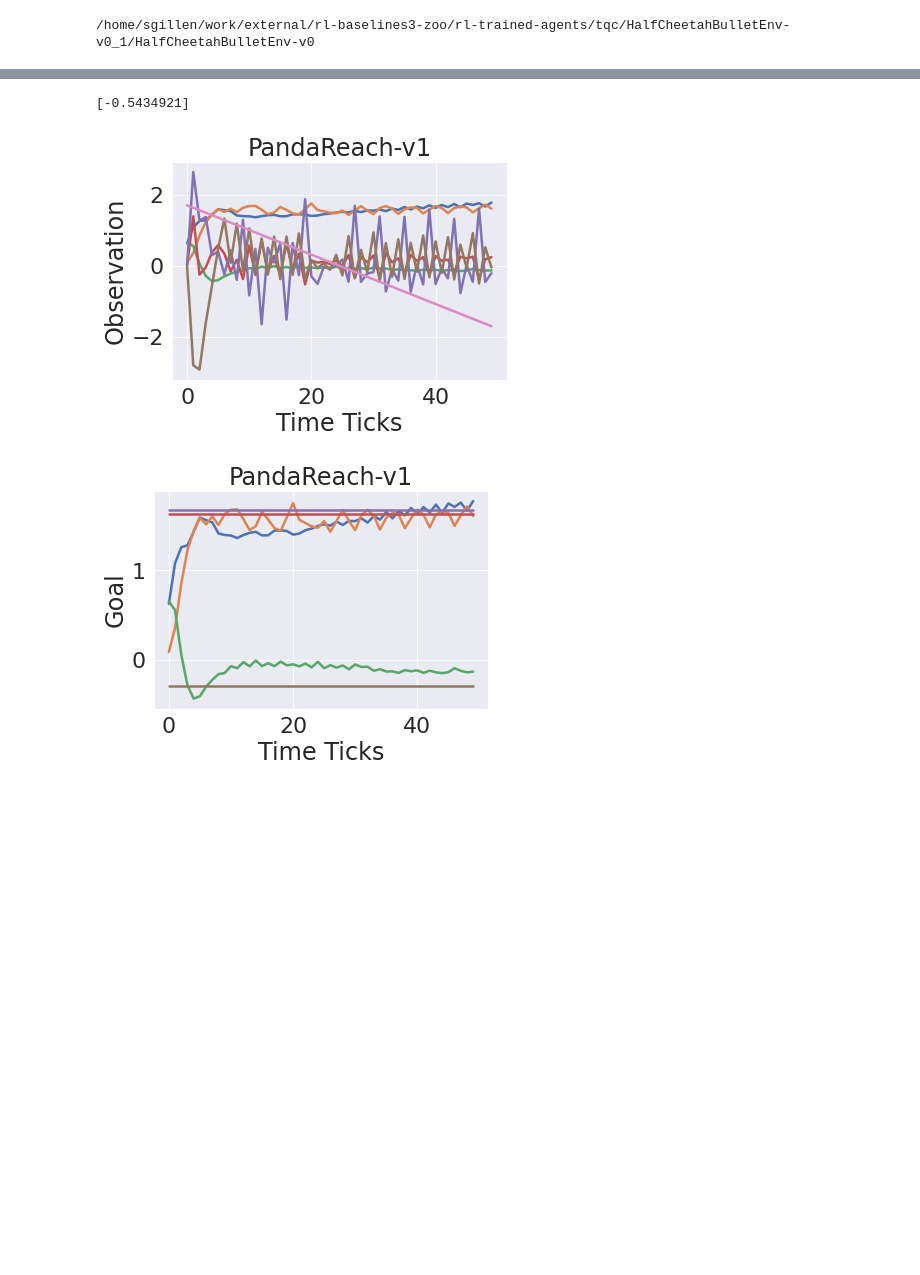
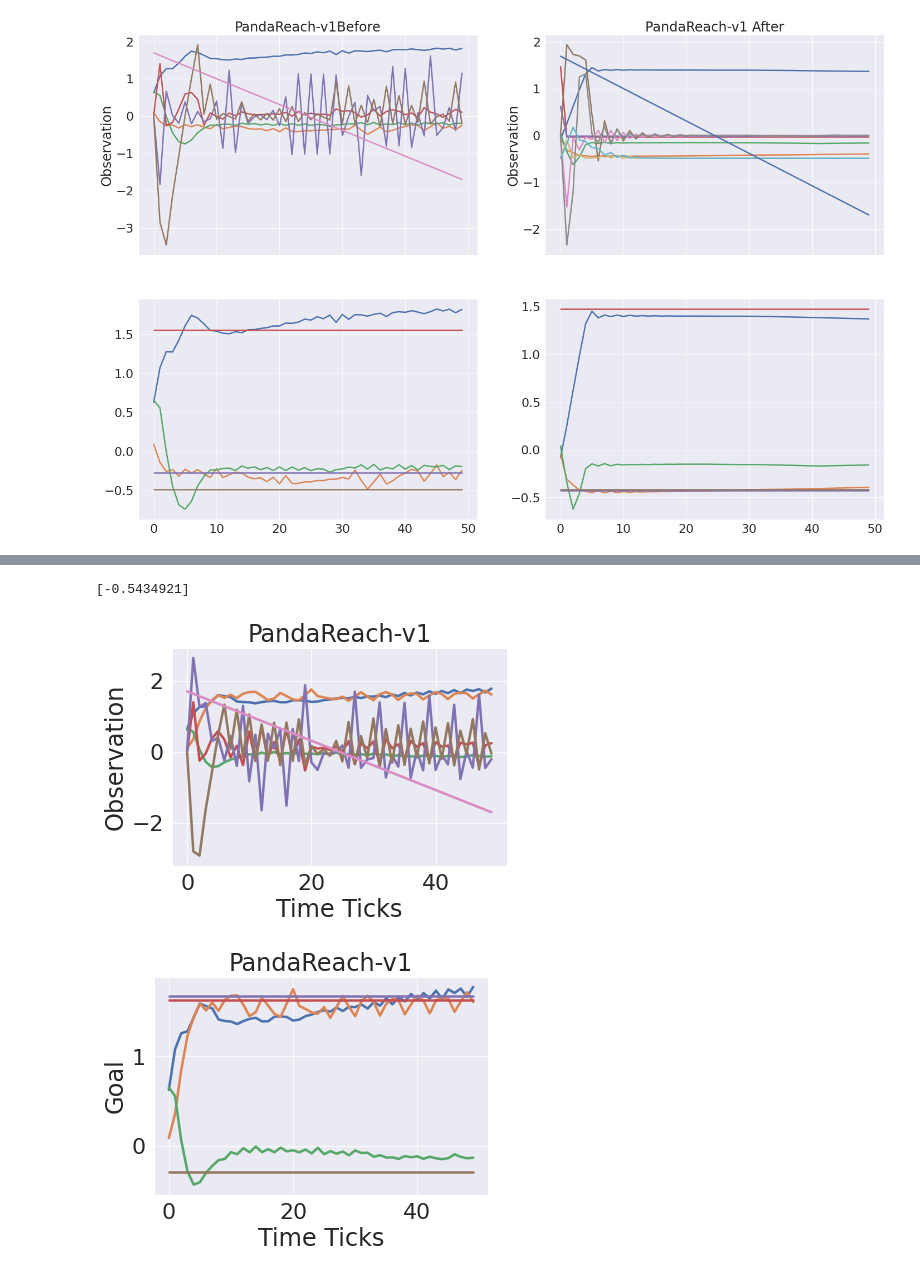
Before and after one commit to sgillen/policy_refinement, a Jupyter notebook: zoo_check.ipynb, the cells around one changed output, grey strips where cells are left out. Drawn from its saved outputs; the diff is of its cells as text; code cells hidden in the pictures; blank space fills up the shorter version.

```diff
--- a/zoo_check.ipynb
+++ b/zoo_check.ipynb
@@ -49,0 +59,73 @@ env, model = load_zoo_agent(env_name, algo, render=False, env_kwargs={"render":F
+# %%
+from seagul.mesh import variation_dim
+from seagul.mesh import DualRewardLin
+
+def mdim_avg(o,a,r):
+    m,c,_,_ = mesh_dim(o)
+    return -(m+c)/2
+
+a1 = 10
+b1 = .5
+lin_rew = DualRewardLin(mdim_avg, a1, b1)
+
+fig, ((ax1o, ax2o), (ax1r, ax2r)) = plt.subplots(2, 2, figsize=(24,16), sharex=True)
+seed = int(np.random.randint(1,2**32-2))
+
+o,a,r,i = do_rollout_stable(env1, model1, render=False,seed=seed);
+
+if type(o[0]) == collections.OrderedDict:
+    o,ach,des = dict_to_array(o)
+
+
+#plt.figure(figsize=(16,10))
+ax1o.plot(o);
+ax1o.set_title(env_name + "Before")
+ax1o.set_ylabel('Observation')
+
+ax1r.plot(ach);
+ax1r.plot(des);
+
+
+m,c,_,_ = mesh_dim(o)
+v1 = variation_dim(o,1)
+v2 = variation_dim(o,2)
+
+rl = lin_rew(o,a,r)
+
+print(f"m: {m}, c:{c}, mc:{(m+c)/2}, rl:{sum(rl)}")
+# ax1r.set_xlabel('Time Ticks')
+# ax1r.set_ylabel('Goal')
+print(a1*sum(r)[0])
+print(b1*mdim_avg(o,a,r))
+
+print(sum(r))
+
+
+
+o,a,r,i = do_rollout_stable(env2, model2, render=False,seed=seed);
+
+if type(o[0]) == collections.OrderedDict:
+    o,ach,des = dict_to_array(o)
+
+#plt.figure(figsize=(16,10))
+ax2o.plot(o);
+ax2o.set_title(env_name + " After")
+ax2o.set_ylabel('Observation')
+
+ax2r.plot(ach);
+ax2r.plot(des);
+
+
+m,c,_,_ = mesh_dim(o)
+v1 = variation_dim(o,1)
+v2 = variation_dim(o,2)
+print(f"m: {m}, c:{c}, mc:{(m+c)/2}, v1:{v1}, v2:{v2}")
+print(a1*sum(r)[0])
+print(b1*mdim_avg(o,a,r))
+
+# ax2r.set_xlabel('Time Ticks')
+# ax2r.set_ylabel('Goal')
+
+print(sum(r))
+#print(sum(fn(o, a, r)))
+# %% [output]
@@ -50 +140,2 @@ env, model = load_zoo_agent(env_name, algo, render=False, env_kwargs={"render":F
+[figure, added]
 # %%
@@ -81,5 +172,0 @@ print(sum(r))
-# %%
-old_model = model
-new_agent = ARSZooAgent(env_name, algo, seed=1, n_workers=24, n_delta=72, step_schedule=[0.01, 0.001],  exp_schedule=[0.01, 0.001])
-# %% [output]
-/home/sgillen/work/external/rl-baselines3-zoo/rl-trained-agents/tqc/HalfCheetahBulletEnv-v0_1/HalfCheetahBulletEnv-v0
```
Also changed, not shown: parts of 7 cells of this notebook, 1 other file.
